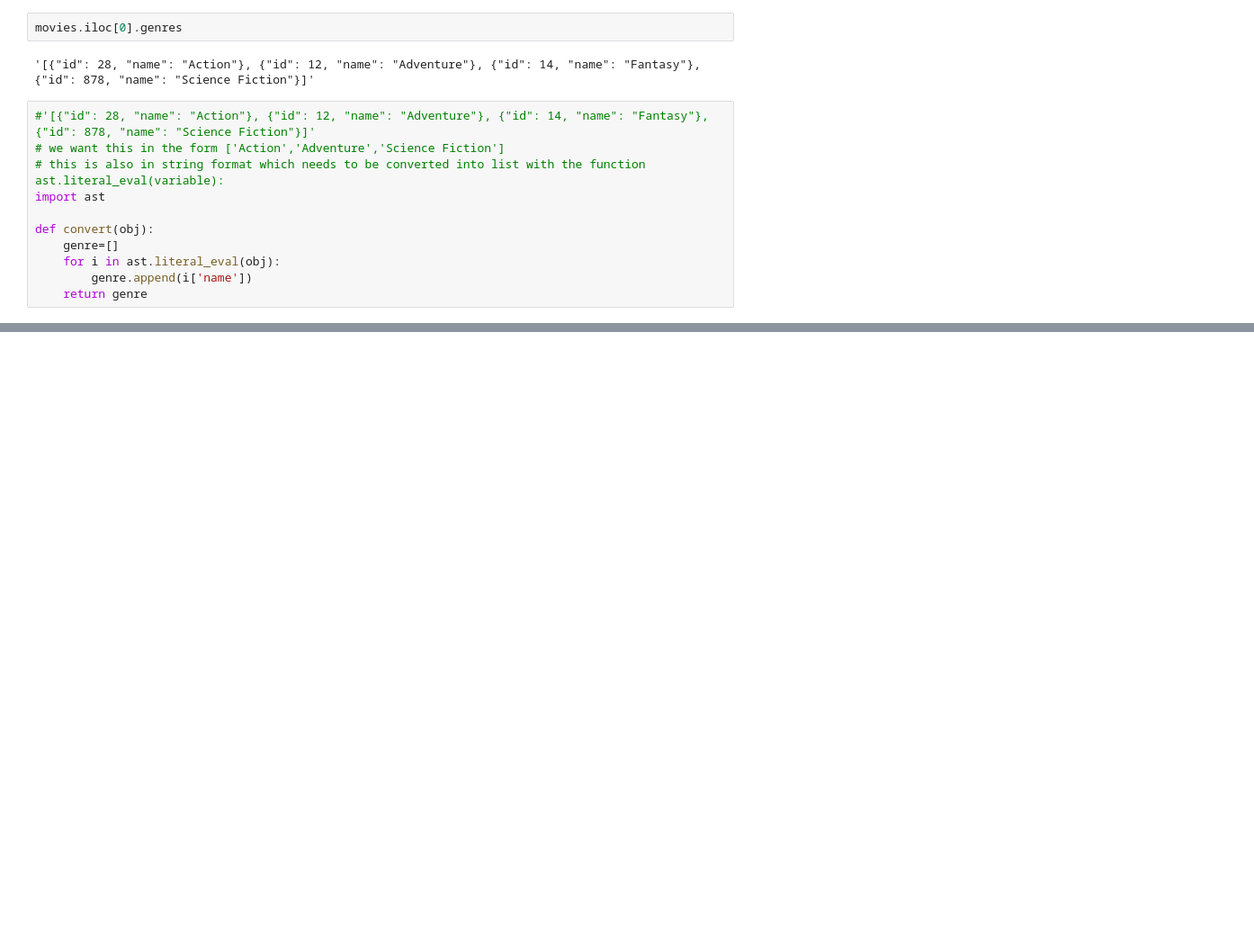
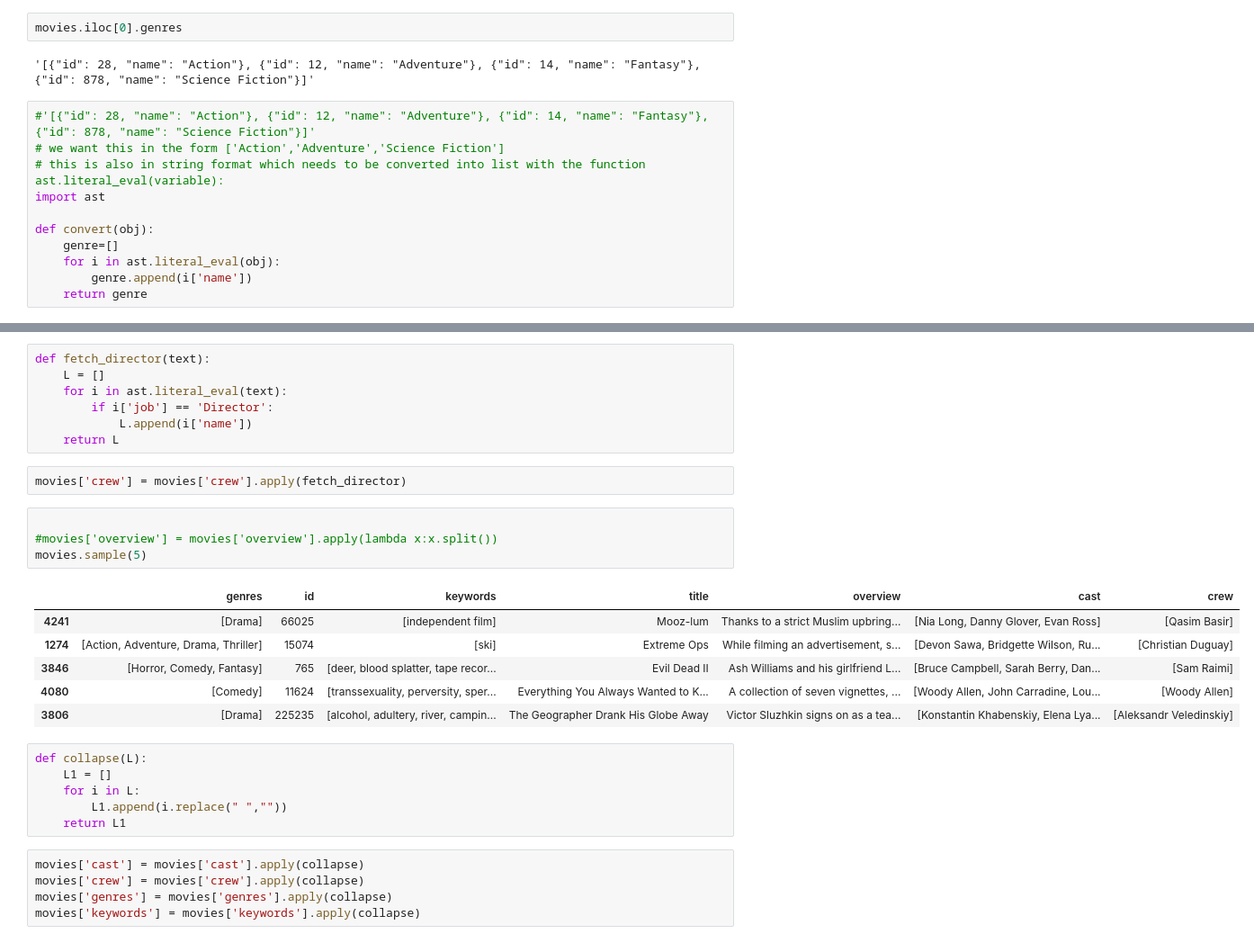
Before and after one commit to pratik-writer/Movie-Recommender-System, a Jupyter notebook: archive/Movie recommender system.ipynb, the cells around one changed output, grey strips where cells are left out. Shown at 90% size. Saved outputs shown, nothing was run; the diff lists cells and outputs as text; blank space fills up the shorter version.

```diff
--- a/archive/Movie recommender system.ipynb
+++ b/archive/Movie recommender system.ipynb
@@ -101,0 +145,31 @@ Name: genres, Length: 4806, dtype: object
+# %%
+def fetch_director(text):
+    L = []
+    for i in ast.literal_eval(text):
+        if i['job'] == 'Director':
+            L.append(i['name'])
+    return L
+# %%
+movies['crew'] = movies['crew'].apply(fetch_director)
+# %%
+
+#movies['overview'] = movies['overview'].apply(lambda x:x.split())
+movies.sample(5)
+# %% [output]
+|  | genres | id | keywords | title | overview | cast | crew |
+| 4241 | [Drama] | 66025 | [independent film] | Mooz-lum | Thanks to a strict Muslim upbring... | [Nia Long, Danny Glover, Evan Ross] | [Qasim Basir] |
+| 1274 | [Action, Adventure, Drama, Thriller] | 15074 | [ski] | Extreme Ops | While filming an advertisement, s... | [Devon Sawa, Bridgette Wilson, Ru... | [Christian Duguay] |
+| 3846 | [Horror, Comedy, Fantasy] | 765 | [deer, blood splatter, tape recor... | Evil Dead II | Ash Williams and his girlfriend L... | [Bruce Campbell, Sarah Berry, Dan... | [Sam Raimi] |
+| 4080 | [Comedy] | 11624 | [transsexuality, perversity, sper... | Everything You Always Wanted to K... | A collection of seven vignettes, ... | [Woody Allen, John Carradine, Lou... | [Woody Allen] |
+| 3806 | [Drama] | 225235 | [alcohol, adultery, river, campin... | The Geographer Drank His Globe Away | Victor Sluzhkin signs on as a tea... | [Konstantin Khabenskiy, Elena Lya... | [Aleksandr Veledinskiy] |
+# %%
+def collapse(L):
+    L1 = []
+    for i in L:
+        L1.append(i.replace(" ",""))
+    return L1
+# %%
+movies['cast'] = movies['cast'].apply(collapse)
+movies['crew'] = movies['crew'].apply(collapse)
+movies['genres'] = movies['genres'].apply(collapse)
+movies['keywords'] = movies['keywords'].apply(collapse)
```
Also changed, not shown: parts of 27 cells of this notebook.
